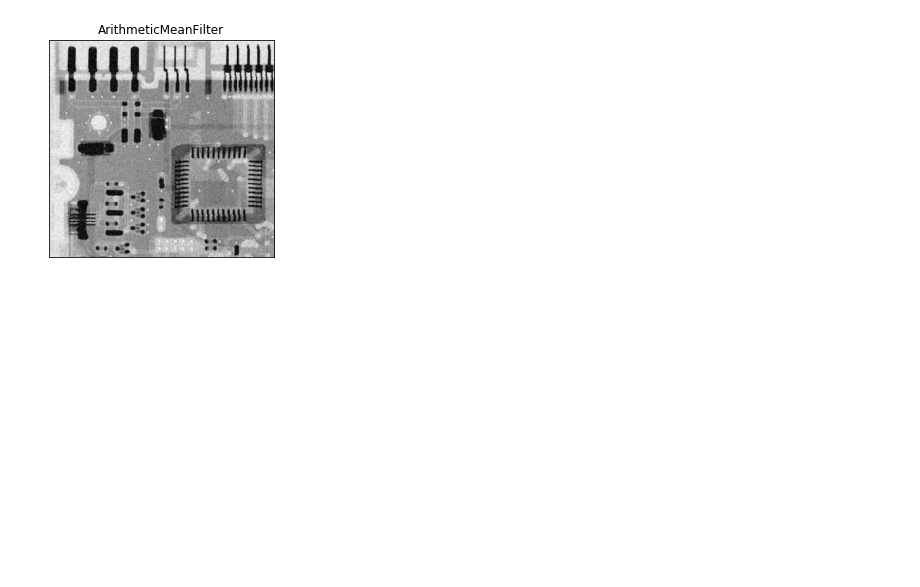
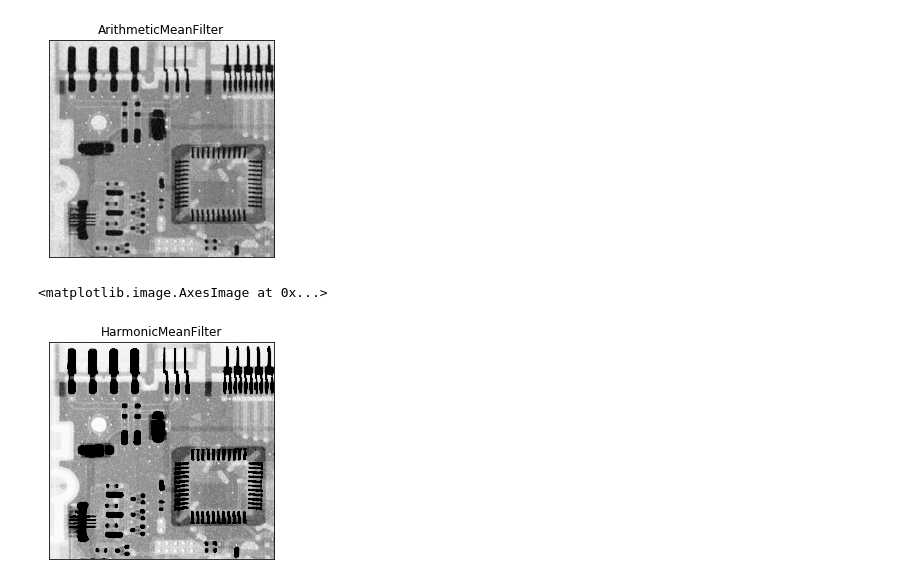
Before and after one commit to sunbin1993/image-processing, a Jupyter notebook: 01 ecnu/homework05.ipynb, the cells around one changed output. Drawn from its saved outputs; the diff is of its cells as text; code cells hidden in the pictures; blank space fills up the shorter version.

```diff
--- a/01 ecnu/homework05.ipynb
+++ b/01 ecnu/homework05.ipynb
@@ -38,10 +38,10 @@ rows 448,cols 464
 <matplotlib.image.AxesImage at 0x...>
 [figure]
 # %%
-def GeometricMeanOperator(roi):
-    roi = roi.astype(np.float64)
-    p = np.prod(roi)
-    return p**(1/(roi.shape[0]*roi.shape[1]))
+def GeometricMeanOperator(array):
+    array = array.astype(np.float64)
+    p = np.prod(array)
+    return p**(1/(array.shape[0]*array.shape[1]))
 # %%
 def GeometricMeanFilter(image):
     newImage = np.zeros(image.shape)
@@ -59,8 +59,8 @@ plt.imshow(newImage, cmap = 'gray')
 <matplotlib.image.AxesImage at 0x...>
 [figure]
 # %%
-def ArithmeticMeanOperator(roi):
-    return np.mean(roi)
+def ArithmeticMeanOperator(array):
+    return np.mean(array)
 # %%
 def ArithmeticMeanFilter(image):
     newImage = np.zeros(image.shape)
@@ -77,3 +77,24 @@ plt.imshow(newImage, cmap = 'gray')
 # %% [output]
 <matplotlib.image.AxesImage at 0x...>
 [figure]
+# %%
+def HarmonicMeanOperator(array):
+    array = array.astype(np.float64)
+    p = 1 / np.sum(1 / array)
+    return p*(array.shape[0]*array.shape[1])
+# %%
+def HarmonicMeanFilter(image):
+    newImage = np.zeros(image.shape)
+    image = np.pad(image, ((1,1)), 'edge')
+    rows,cols = image.shape[:2]
+    for i in range (1, rows-1):
+        for j in range (1, cols-1):
+            newImage[i-1,j-1] = HarmonicMeanOperator(image[i-1:i+2,j-1:j+2])
+    return newImage.astype(np.uint8)
+# %%
+newImage = HarmonicMeanFilter(circuitSaltImg)
+plt.title('HarmonicMeanFilter'), plt.xticks([]), plt.yticks([])
+plt.imshow(newImage, cmap = 'gray')
+# %% [output]
+<matplotlib.image.AxesImage at 0x...>
+[figure, added]
```
Also changed, not shown: parts of 7 cells of this notebook.
